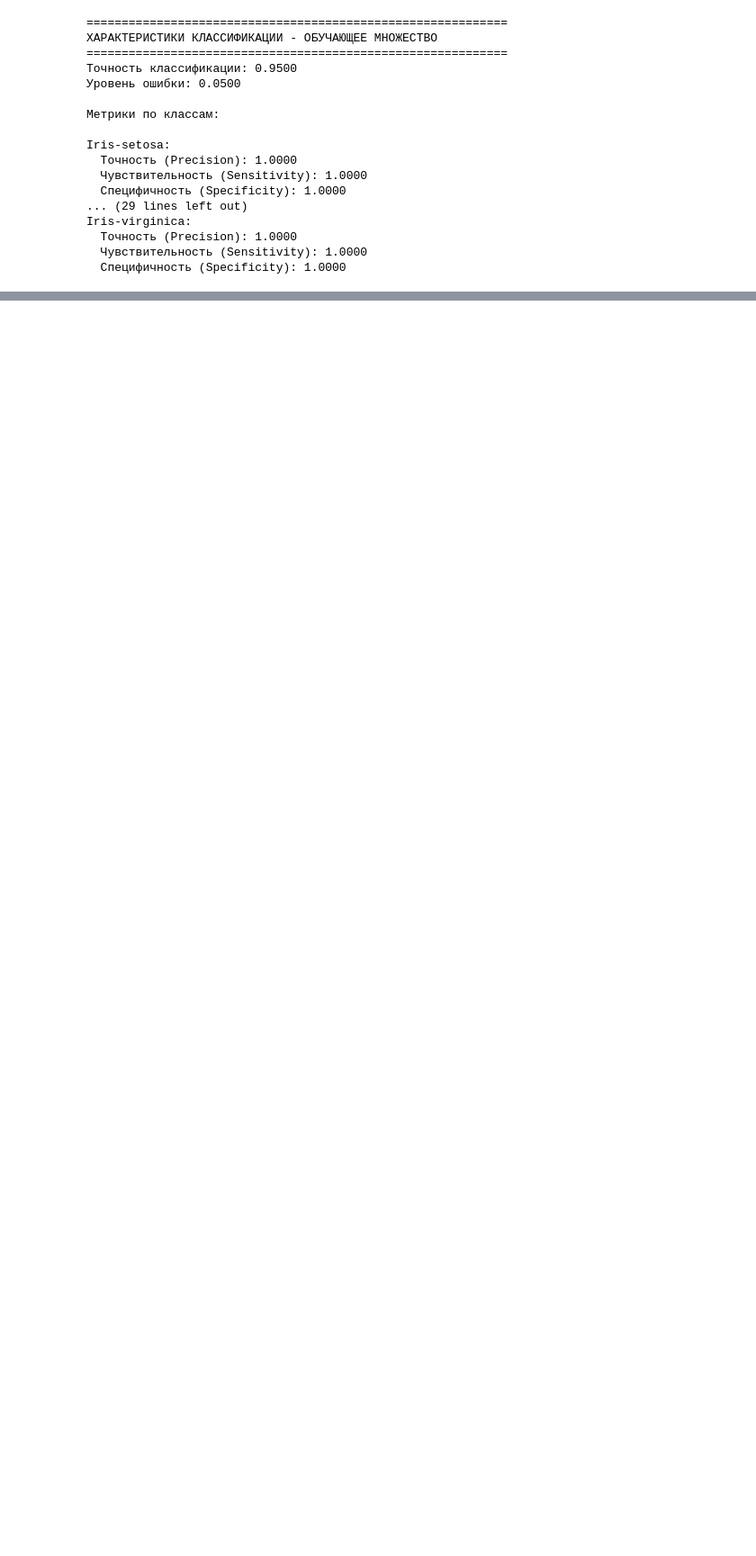
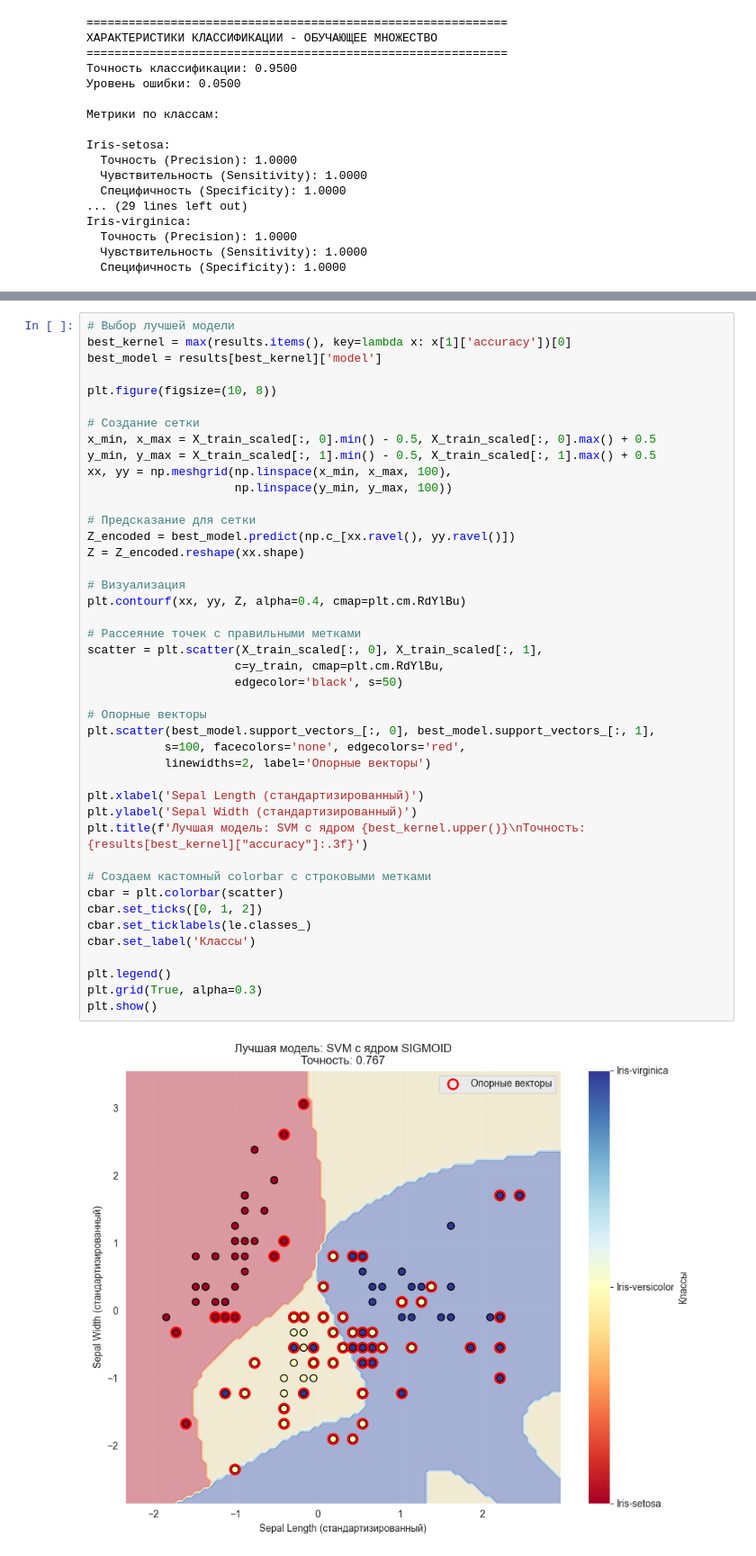
Before and after one commit to MicroMolekula/machine-learning, a Jupyter notebook: lab2/lab2.ipynb, the cells around one changed output, grey strips where cells are left out. Shown at 90% size. Cells and saved outputs as stored; diff of their text form; blank space fills up the shorter version.

```diff
--- a/lab2/lab2.ipynb
+++ b/lab2/lab2.ipynb
@@ -257,0 +613,45 @@ Iris-virginica:
+# %%
+# Выбор лучшей модели
+best_kernel = max(results.items(), key=lambda x: x[1]['accuracy'])[0]
+best_model = results[best_kernel]['model']
+
+plt.figure(figsize=(10, 8))
+
+# Создание сетки
+x_min, x_max = X_train_scaled[:, 0].min() - 0.5, X_train_scaled[:, 0].max() + 0.5
+y_min, y_max = X_train_scaled[:, 1].min() - 0.5, X_train_scaled[:, 1].max() + 0.5
+xx, yy = np.meshgrid(np.linspace(x_min, x_max, 100),
+                     np.linspace(y_min, y_max, 100))
+
+# Предсказание для сетки
+Z_encoded = best_model.predict(np.c_[xx.ravel(), yy.ravel()])
+Z = Z_encoded.reshape(xx.shape)
+
+# Визуализация
+plt.contourf(xx, yy, Z, alpha=0.4, cmap=plt.cm.RdYlBu)
+
+# Рассеяние точек с правильными метками
+scatter = plt.scatter(X_train_scaled[:, 0], X_train_scaled[:, 1],
+                     c=y_train, cmap=plt.cm.RdYlBu,
+                     edgecolor='black', s=50)
+
+# Опорные векторы
+plt.scatter(best_model.support_vectors_[:, 0], best_model.support_vectors_[:, 1],
+           s=100, facecolors='none', edgecolors='red',
+           linewidths=2, label='Опорные векторы')
+
+plt.xlabel('Sepal Length (стандартизированный)')
+plt.ylabel('Sepal Width (стандартизированный)')
+plt.title(f'Лучшая модель: SVM с ядром {best_kernel.upper()}\nТочность: {results[best_kernel]["accuracy"]:.3f}')
+
+# Создаем кастомный colorbar с строковыми метками
+cbar = plt.colorbar(scatter)
+cbar.set_ticks([0, 1, 2])
+cbar.set_ticklabels(le.classes_)
+cbar.set_label('Классы')
+
+plt.legend()
+plt.grid(True, alpha=0.3)
+plt.show()
+# %% [output]
+[figure, added]
```
Also changed, not shown: parts of 21 cells of this notebook.
